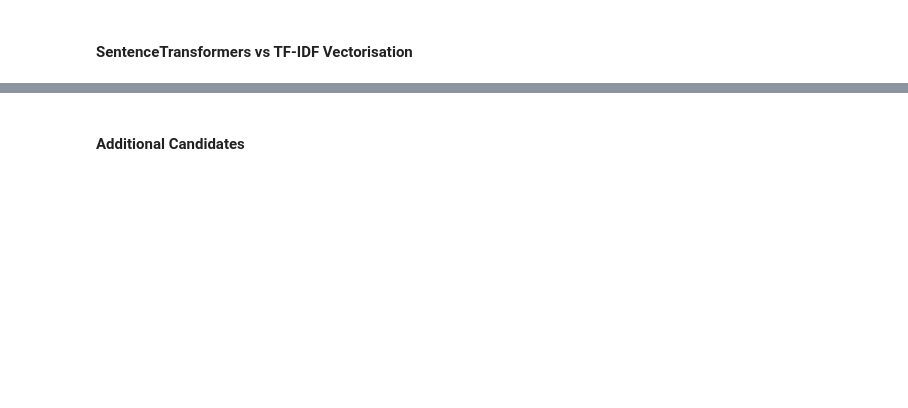
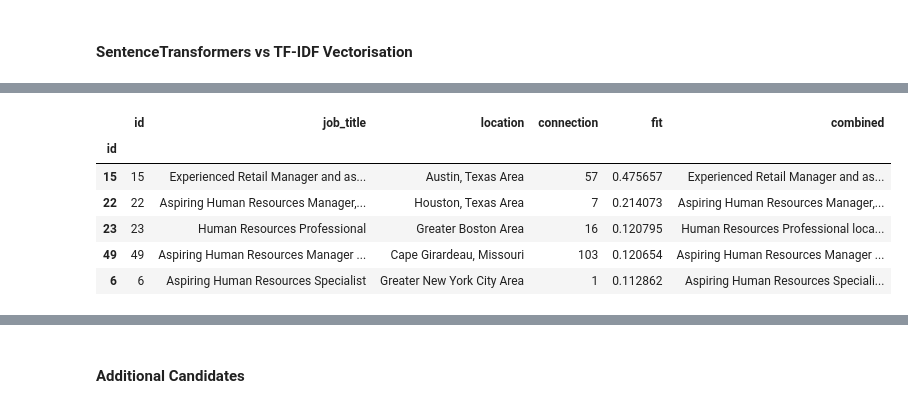
Before and after one commit to cameroncochrane/RnEHGFbDNlguJZBv, a Jupyter notebook: notebooks/PotentialTalents_1.ipynb, the cells around one changed output, grey strips where cells are left out. Saved outputs shown, nothing was run; the diff lists cells and outputs as text; code cells hidden in the pictures; blank space fills up the shorter version.

```diff
--- a/notebooks/PotentialTalents_1.ipynb
+++ b/notebooks/PotentialTalents_1.ipynb
@@ -144,10 +146,12 @@ recommend_candidates_id(data, 30, top_n=10)
 
 ideal_candidate_description = "A business graduate"
 
-def recommend_candidates_description(base_data, ideal_candidate_description, top_n=10):
+def recommend_candidates_description(vectorizer,base_data, ideal_candidate_description, top_n=10):
     """
     Recommends candidates based on similarity to an ideal candidate description.
     Only non-zero cosine similarities are returned.
+
+    Use with TF-IDF model.
     """
     if "id" in base_data.columns:
         base_by_id = base_data.set_index("id", drop=False)
@@ -165,4 +169,4 @@ def recommend_candidates_description(base_data, ideal_candidate_description, top
 
     return ranked.head(top_n)
 
-recommend_candidates_description(data_by_id, ideal_candidate_description)
+tf_idf_ideal = recommend_candidates_description(tfidf_vectorizer,data_by_id, ideal_candidate_description)
@@ -182,0 +253,13 @@ model = SentenceTransformer('all-MiniLM-L6-v2') #Define which model to use
+# %%
+ideal_candidate_description = "Experienced in Human Resources"
+# %%
+tf_idf_ideal = recommend_candidates_description(tfidf_vectorizer,data_by_id, ideal_candidate_description)
+tf_idf_ideal.head(5) #TF-IDF
+# %% [output]
+|  | id | job_title | location | connection | fit | combined |
+| id |  |  |  |  |  |  |
+| 15 | 15 | Experienced Retail Manager and as... | Austin, Texas Area | 57 | 0.475657 | Experienced Retail Manager and as... |
+| 22 | 22 | Aspiring Human Resources Manager,... | Houston, Texas Area | 7 | 0.214073 | Aspiring Human Resources Manager,... |
+| 23 | 23 | Human Resources Professional | Greater Boston Area | 16 | 0.120795 | Human Resources Professional loca... |
+| 49 | 49 | Aspiring Human Resources Manager ... | Cape Girardeau, Missouri | 103 | 0.120654 | Aspiring Human Resources Manager ... |
+| 6 | 6 | Aspiring Human Resources Specialist | Greater New York City Area | 1 | 0.112862 | Aspiring Human Resources Speciali... |
```
Also changed, not shown: parts of 13 cells of this notebook.
